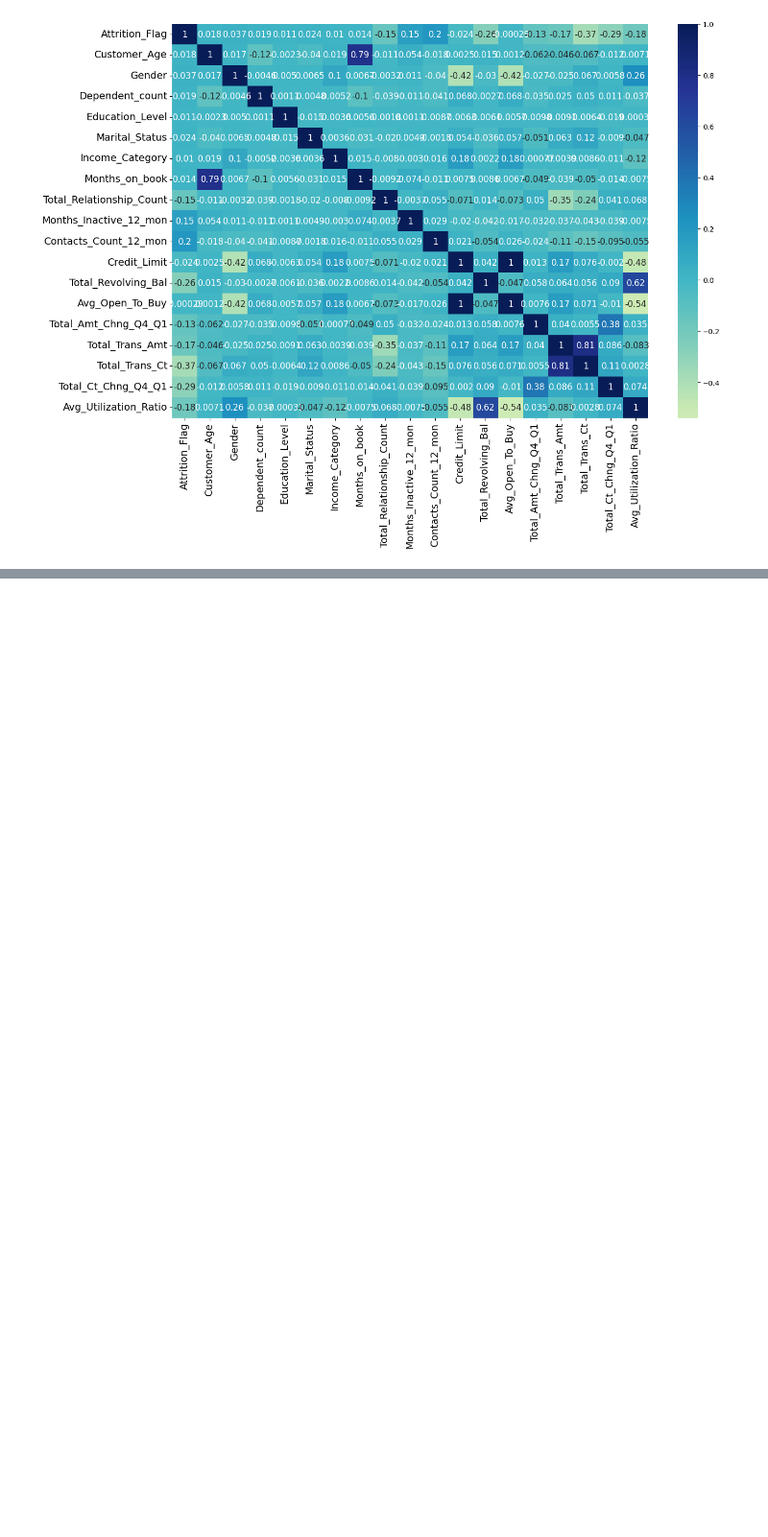
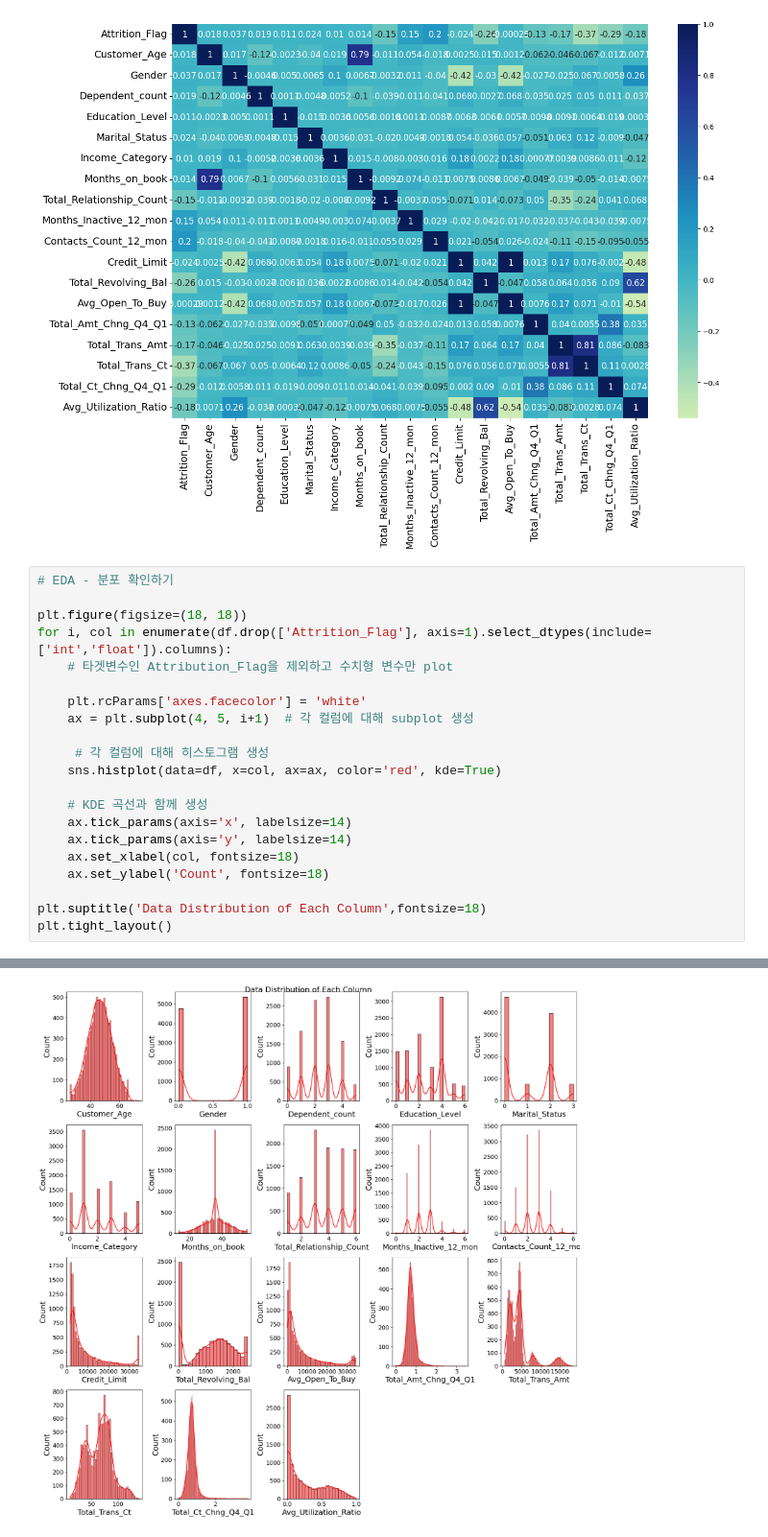
Before and after one commit to jiboo01/Tobigs20, a Jupyter notebook: 5주차 과제/5th_week_Ensemble_assignment.ipynb, the cells around one changed output, grey strips where cells are left out. Shown at 96% size. Saved outputs shown, nothing was run; the diff lists cells and outputs as text; blank space fills up the shorter version.

```diff
--- a/5주차 과제/5th_week_Ensemble_assignment.ipynb
+++ b/5주차 과제/5th_week_Ensemble_assignment.ipynb
@@ -106,3 +106,25 @@ plt.yticks(fontsize=14)
 plt.show()
 # %% [output]
 [figure]
+# %%
+# EDA - 분포 확인하기
+
+plt.figure(figsize=(18, 18))
+for i, col in enumerate(df.drop(['Attrition_Flag'], axis=1).select_dtypes(include=['int','float']).columns):
+    # 타겟변수인 Attribution_Flag을 제외하고 수치형 변수만 plot
+
+    plt.rcParams['axes.facecolor'] = 'white'
+    ax = plt.subplot(4, 5, i+1)  # 각 컬럼에 대해 subplot 생성
+
+     # 각 컬럼에 대해 히스토그램 생성
+    sns.histplot(data=df, x=col, ax=ax, color='red', kde=True)
+
+    # KDE 곡선과 함께 생성
+    ax.tick_params(axis='x', labelsize=14)
+    ax.tick_params(axis='y', labelsize=14)
+    ax.set_xlabel(col, fontsize=18)
+    ax.set_ylabel('Count', fontsize=18)
+
+plt.suptitle('Data Distribution of Each Column',fontsize=18)
+plt.tight_layout()
+# %% [output]
@@ -108,0 +148 @@ plt.show()
+[figure, added]
```
Also changed, not shown: parts of 20 cells of this notebook.
